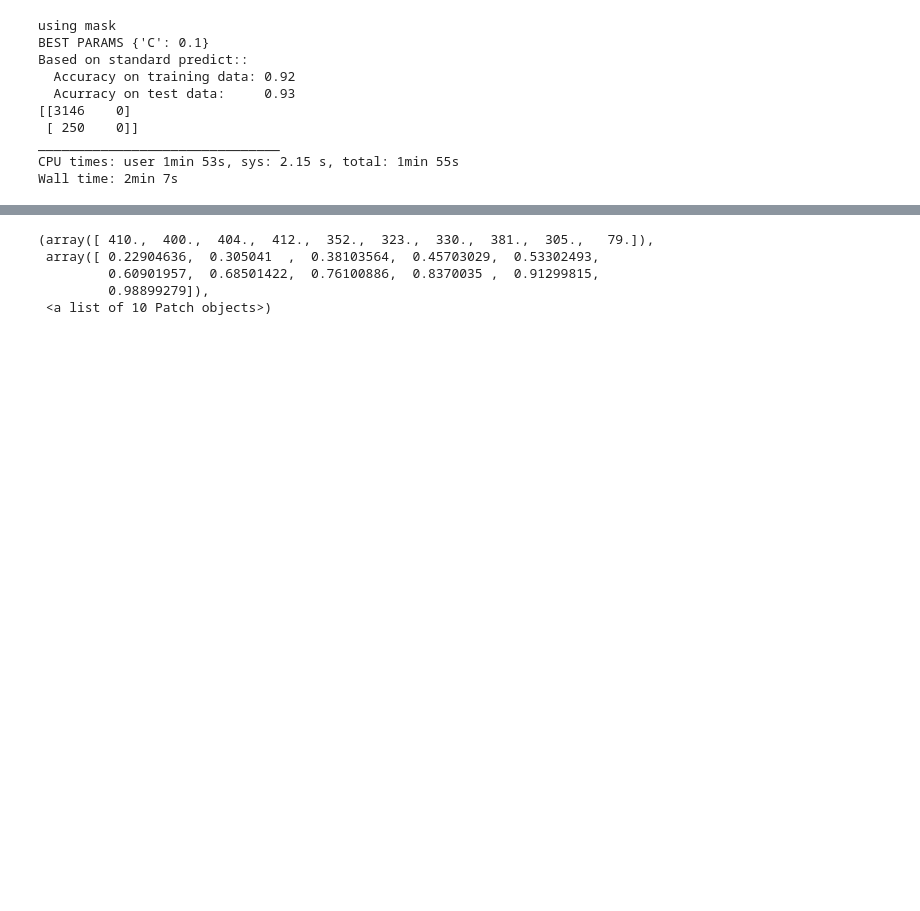
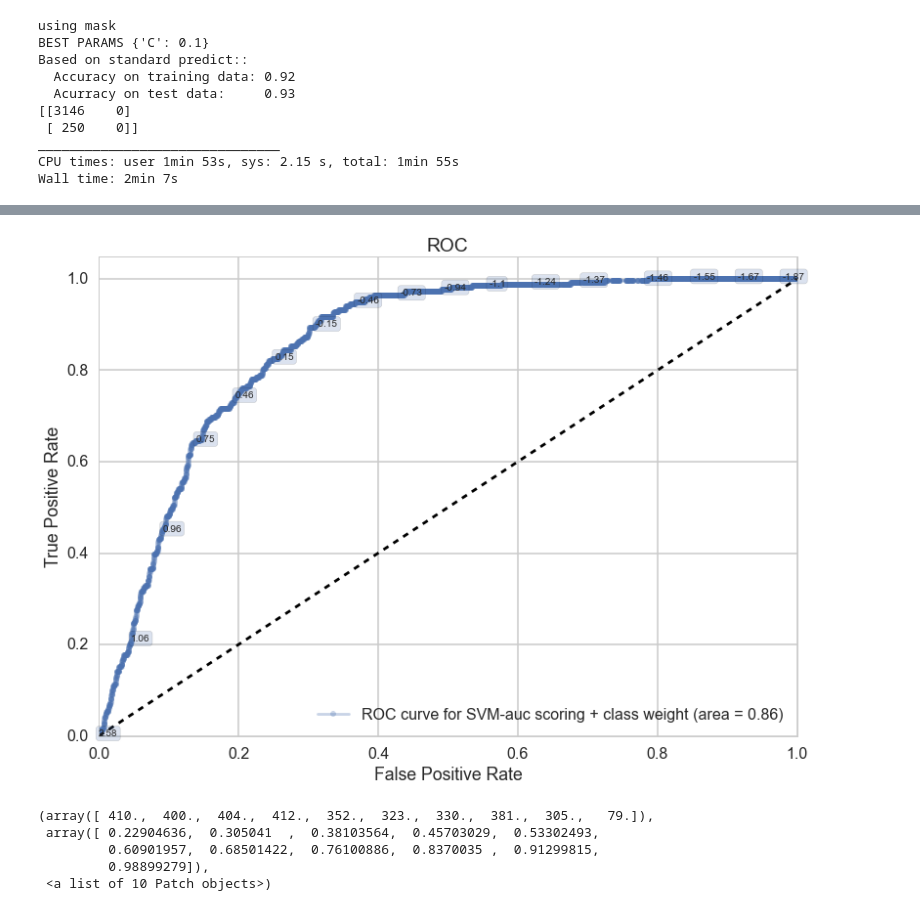
Before and after one commit to martinkess/India, a Jupyter notebook: SVC + Log-Lasso Classifier.ipynb, the cells around one changed output, grey strips where cells are left out. Drawn from its saved outputs; the diff is of its cells as text; code cells hidden in the pictures; blank space fills up the shorter version.

```diff
--- a/SVC + Log-Lasso Classifier.ipynb
+++ b/SVC + Log-Lasso Classifier.ipynb
@@ -229,7 +268,7 @@ Wall time: 2min 26s
 # %%
 %%time
-#try with class-weight:
-clfsvm, Xtrain, ytrain, Xtest, ytest = do_classify(SVC(class_weight='auto'),
+#try with class-weight to deal with imbalance (http://scikit-learn.org/stable/modules/svm.html):
+clfsvm1, Xtrain1, ytrain1, Xtest1, ytest1 = do_classify(SVC(class_weight='auto'),
                                                    {"C": [ 100,20,15,10, 1, 0.1, 0.01,0.001,0.0001]},
                                                    nonempty,featurenames=logcols, targetname='winner',target1val=1, mask=mask)
 # %% [output]
@@ -245,0 +285,4 @@ Wall time: 8min 29s
+# %%
+ax=make_roc("SVM-auc scoring + class weight", clfsvm1, ytest1, Xtest1, proba=False, labe=200)
+# %% [output]
+[figure, added]
```
Also changed, not shown: parts of 11 cells of this notebook.
